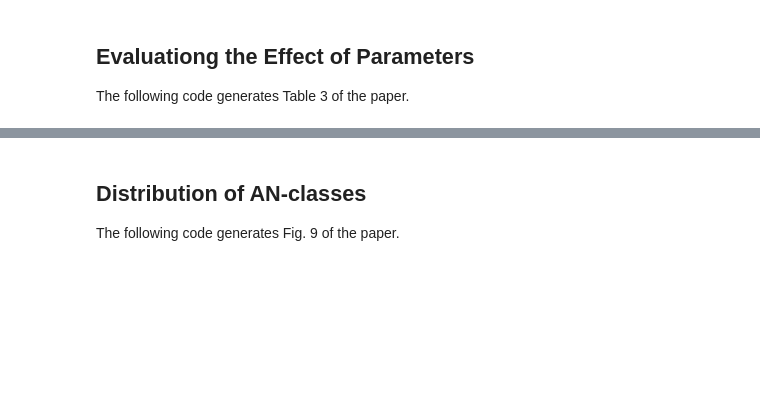
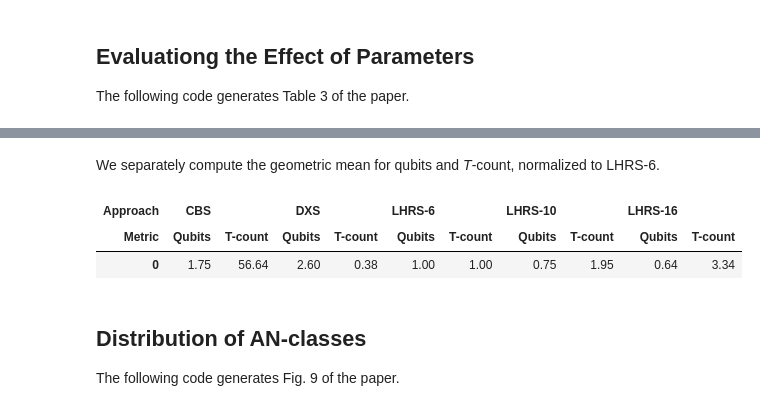
Before and after one commit to msoeken/lhrs-experiments, a Jupyter notebook: experimental_results.ipynb, the cells around one changed output, grey strips where cells are left out. Cells and saved outputs as stored; diff of their text form; code cells hidden in the pictures; blank space fills up the shorter version.

```diff
--- a/experimental_results.ipynb
+++ b/experimental_results.ipynb
@@ -158,3 +160,19 @@ table
+# %% [markdown]
+We separately compute the geometric mean for qubits and *T*-count, normalized to LHRS-6.
+# %%
+q_mean = gmean(table.iloc[:,[0,3,9,12,15]])
+t_mean = gmean(table.iloc[:,[1,4,10,13,16]])
+
+data = np.array((sum(zip(q_mean / q_mean[2], t_mean / t_mean[2]), ()),))
+
+columns = pd.MultiIndex.from_product([["CBS", "DXS", "LHRS-6", "LHRS-10", "LHRS-16"], ["Qubits", "T-count"]], names=["Approach", "Metric"])
+table_gmean = pd.DataFrame(columns = columns, data = data)
+
+table_gmean
+# %% [output]
+| Approach | CBS |  | DXS |  | LHRS-6 |  | LHRS-10 |  | LHRS-16 |  |
+| Metric | Qubits | T-count | Qubits | T-count | Qubits | T-count | Qubits | T-count | Qubits | T-count |
+| 0 | 1.75 | 56.64 | 2.60 | 0.38 | 1.00 | 1.00 | 0.75 | 1.95 | 0.64 | 3.34 |
 # %% [markdown]
 ## Distribution of AN-classes
 
```
Also changed, not shown: parts of 3 cells of this notebook, 2 other files.
